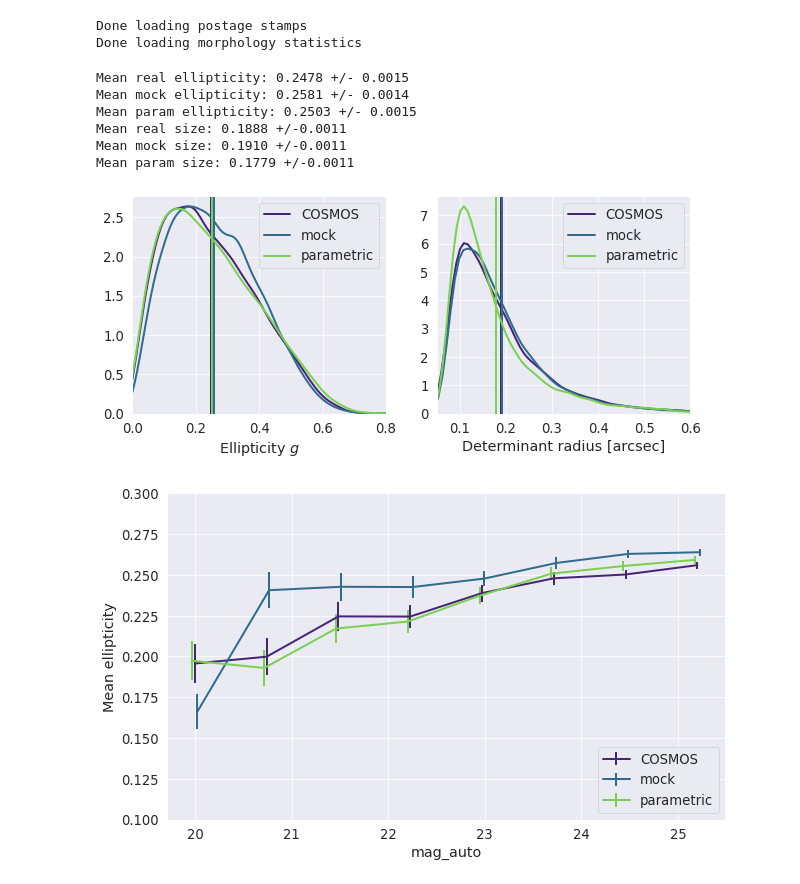
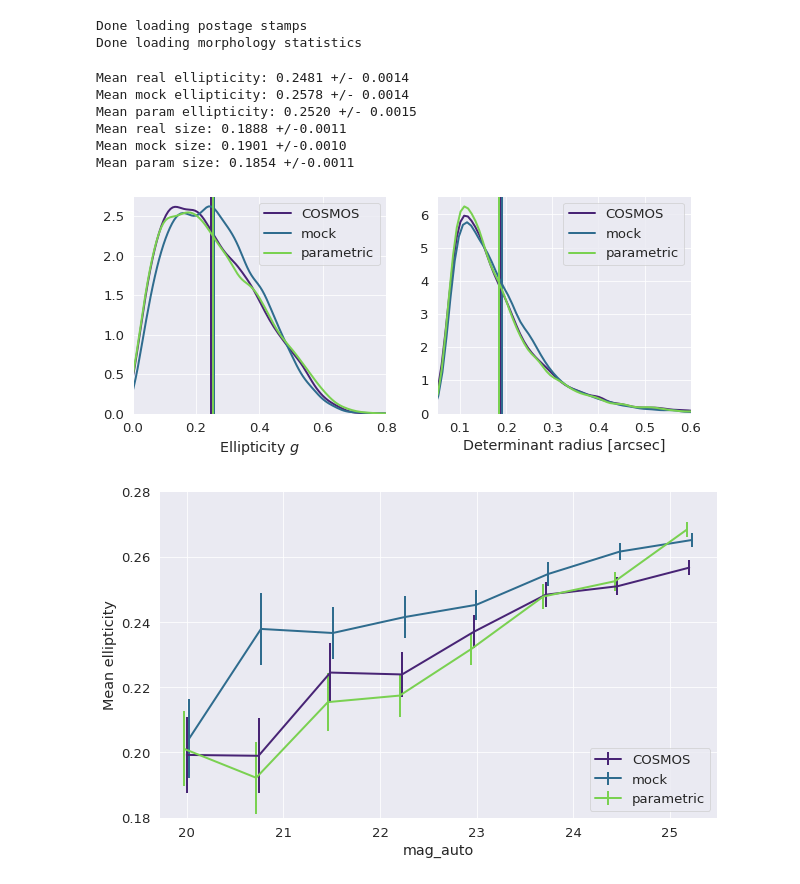
Before and after one commit to McWilliamsCenter/deep_galaxy_models, a Jupyter notebook: Figure_Moments.ipynb, the cells around one changed output. Cells and saved outputs as stored; diff of their text form; code cells hidden in the pictures.

Commit message:
Updates plots

```diff
--- a/Figure_Moments.ipynb
+++ b/Figure_Moments.ipynb
@@ -7,7 +7,7 @@ from scipy.stats import sem
 # %% [output]
 Populating the interactive namespace from numpy and matplotlib
 # %%
-out_dir = '/data2/deep_galaxy_models/results_realnvp/'
+out_dir = 'results'
 
 stamps_path = os.path.join(out_dir, 'postage_stamps.fits')
 cat_real_path = os.path.join(out_dir, 'catalog_real.fits')
@@ -81,13 +81,13 @@ print("Mean param size: %0.4f +/-%0.4f"%(mean(array(m_param[mask]['sigma_e']*res
 
 savefig("Figures/Figure_moments.pdf", bbox_inches = 'tight', pad_inches = 0)
 # %% [output]
-Mean real ellipticity: 0.2478 +/- 0.0015
-Mean mock ellipticity: 0.2581 +/- 0.0014
-Mean param ellipticity: 0.2503 +/- 0.0015
+Mean real ellipticity: 0.2481 +/- 0.0014
+Mean mock ellipticity: 0.2578 +/- 0.0014
+Mean param ellipticity: 0.2520 +/- 0.0015
 Mean real size: 0.1888 +/-0.0011
-Mean mock size: 0.1910 +/-0.0011
-Mean param size: 0.1779 +/-0.0011
+Mean mock size: 0.1901 +/-0.0010
+Mean param size: 0.1854 +/-0.0011
-[figure, old version]
+[figure, new version]
 # %%
 figure(figsize=(10,6))
 
@@ -105,31 +105,32 @@ errorbar(b,res_m, res_std, color=creal, label='COSMOS')
 err_rel = m_mock['g'][m]
 n = 8
 b = linspace(20,25.2,n)
 inds = digitize(cat['mag_auto'][m], b)
 res_m = zeros(n)
 res_std = zeros(n)
 for i in range(n):
     res_m[i] = mean(array(err_rel[inds == i]))
     res_std[i] = sem(array(err_rel[inds == i]))
 errorbar(b+0.025,res_m, res_std, color=cmock, label='mock')
 xlabel('mag_auto')
 ylabel('Mean ellipticity')
 ylim(0.1,0.3)
 
 
 err_rel = m_param['g'][m]
 n = 8
 b = linspace(20,25.2,n)
 inds = digitize(cat['mag_auto'][m], b)
 res_m = zeros(n)
 res_std = zeros(n)
 for i in range(n):
     res_m[i] = mean(array(err_rel[inds == i]))
     res_std[i] = sem(array(err_rel[inds == i]))
 errorbar(b-0.025,res_m, res_std, color=cparam, label='parametric')
 
 legend(loc=4)
+ylim(0.180,0.28)
 
 savefig("Figures/Figure_moments_magauto.pdf", bbox_inches = 'tight', pad_inches = 0)
 # %% [output]
-[figure, old version]
+[figure, new version]
```
Also changed, not shown: parts of 2 cells of this notebook, 10 other files.
